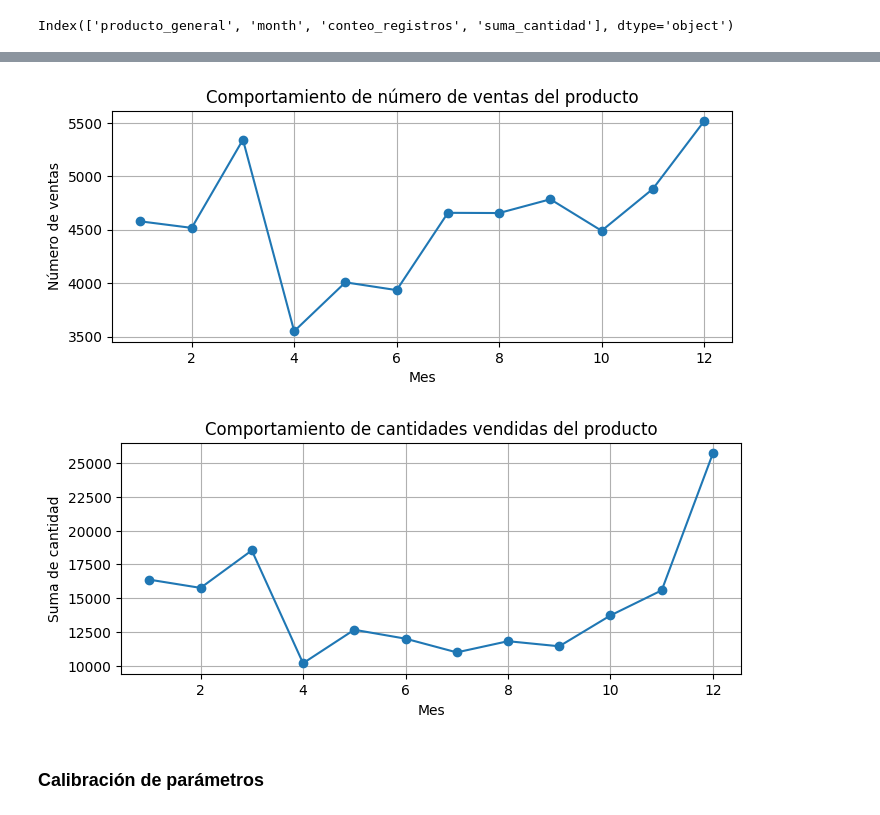
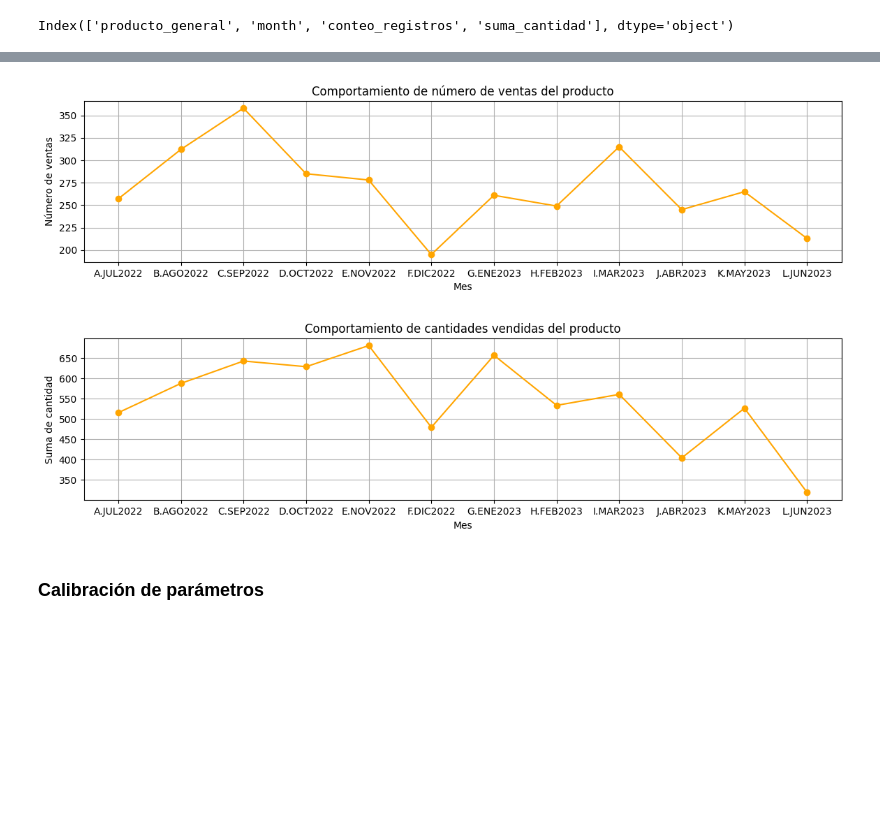
Before and after one commit to christiansakerb/Frubana-Project-MB-AD, a Jupyter notebook: Notebook_Frubana.ipynb, the cells around one changed output, grey strips where cells are left out. Cells and saved outputs as stored; diff of their text form; code cells hidden in the pictures; blank space fills up the shorter version.

```diff
--- a/Notebook_Frubana.ipynb
+++ b/Notebook_Frubana.ipynb
@@ -1221,0 +1235,10 @@ Tasa de alertas (producto_general):  16.9 %
+# %%
+# Definir el mapeo para la nueva columna MES_AÑO
+month_mapping = {
+    7: 'A.JUL2022', 8: 'B.AGO2022', 9: 'C.SEP2022', 10: 'D.OCT2022',
+    11: 'E.NOV2022', 12: 'F.DIC2022', 1: 'G.ENE2023', 2: 'H.FEB2023',
+    3: 'I.MAR2023', 4: 'J.ABR2023', 5: 'K.MAY2023', 6: 'L.JUN2023'
+}
+
+# Crear la nueva columna MES_AÑO usando el mapeo
+ventas_generales_mes['MES_AÑO'] = ventas_generales_mes['month'].map(month_mapping)
@@ -1222,27 +1247,31 @@ Tasa de alertas (producto_general):  16.9 %
 # %%
 import matplotlib.pyplot as plt
 
 # Filtrar por producto_general para graficar comportamiento mensual de ventas y cantidades
-producto_seleccionado= "Tomate"
+producto_seleccionado= "Papaya"
 ventasxproducto = ventas_generales_mes[ventas_generales_mes['producto_general'] == producto_seleccionado]
 
+
+# Ordenar el DataFrame por la columna MES_AÑO en orden alfabético
+ventasxproducto = ventasxproducto.sort_values(by='MES_AÑO')
+
 # Graficar el comportamiento de 'conteo_registros' por mes
-plt.figure(figsize=(8, 3))
-plt.plot(ventasxproducto['month'], ventasxproducto['conteo_registros'], marker='o', linestyle='-')
+plt.figure(figsize=(14, 3))
+plt.plot(ventasxproducto['MES_AÑO'], ventasxproducto['conteo_registros'], marker='o', linestyle='-', color='orange')
 plt.title('Comportamiento de número de ventas del producto')
 plt.xlabel('Mes')
 plt.ylabel('Número de ventas')
 plt.grid(True)
 plt.show()
 
 # Graficar el comportamiento de 'suma_cantidad' por mes
-plt.figure(figsize=(8, 3))
-plt.plot(ventasxproducto['month'], ventasxproducto['suma_cantidad'], marker='o', linestyle='-')
+plt.figure(figsize=(14, 3))
+plt.plot(ventasxproducto['MES_AÑO'], ventasxproducto['suma_cantidad'], marker='o', linestyle='-', color='orange')
 plt.title('Comportamiento de cantidades vendidas del producto')
 plt.xlabel('Mes')
 plt.ylabel('Suma de cantidad')
 plt.grid(True)
 plt.show()
 # %% [output]
-[figure, old version]
+[figure, new version]
-[figure, old version]
+[figure, new version]
```
Also changed, not shown: parts of 33 cells of this notebook.
